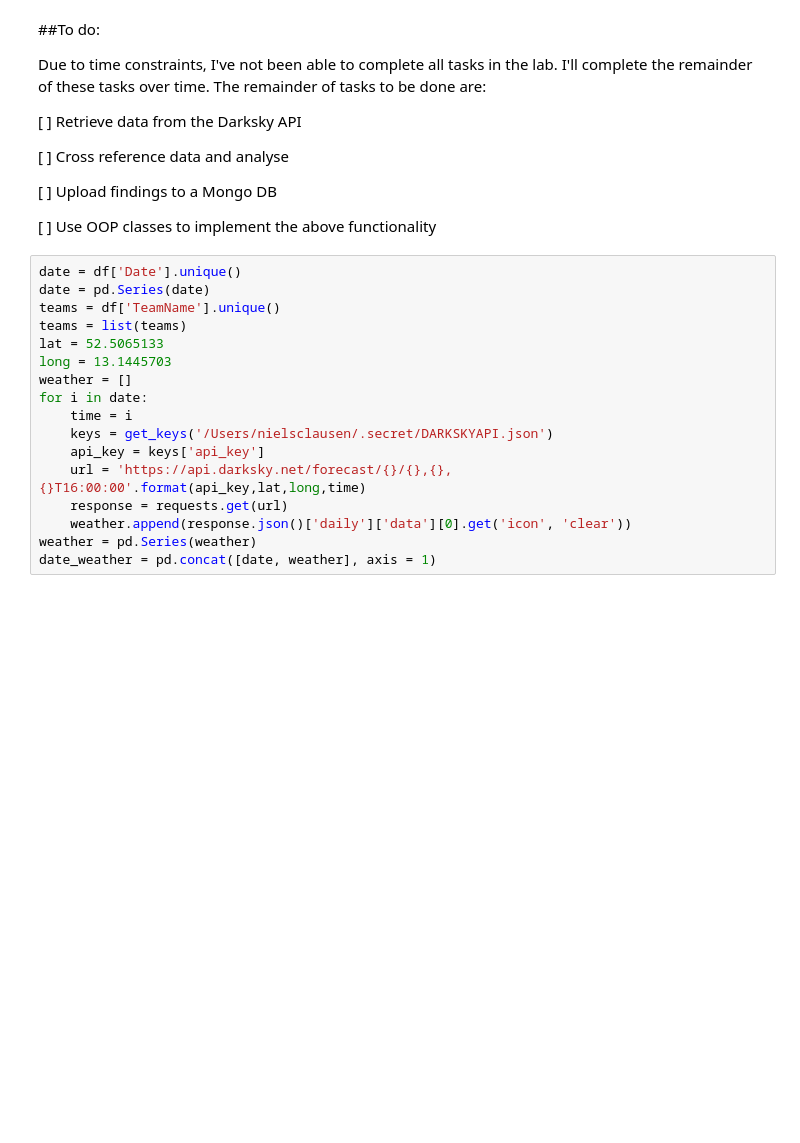
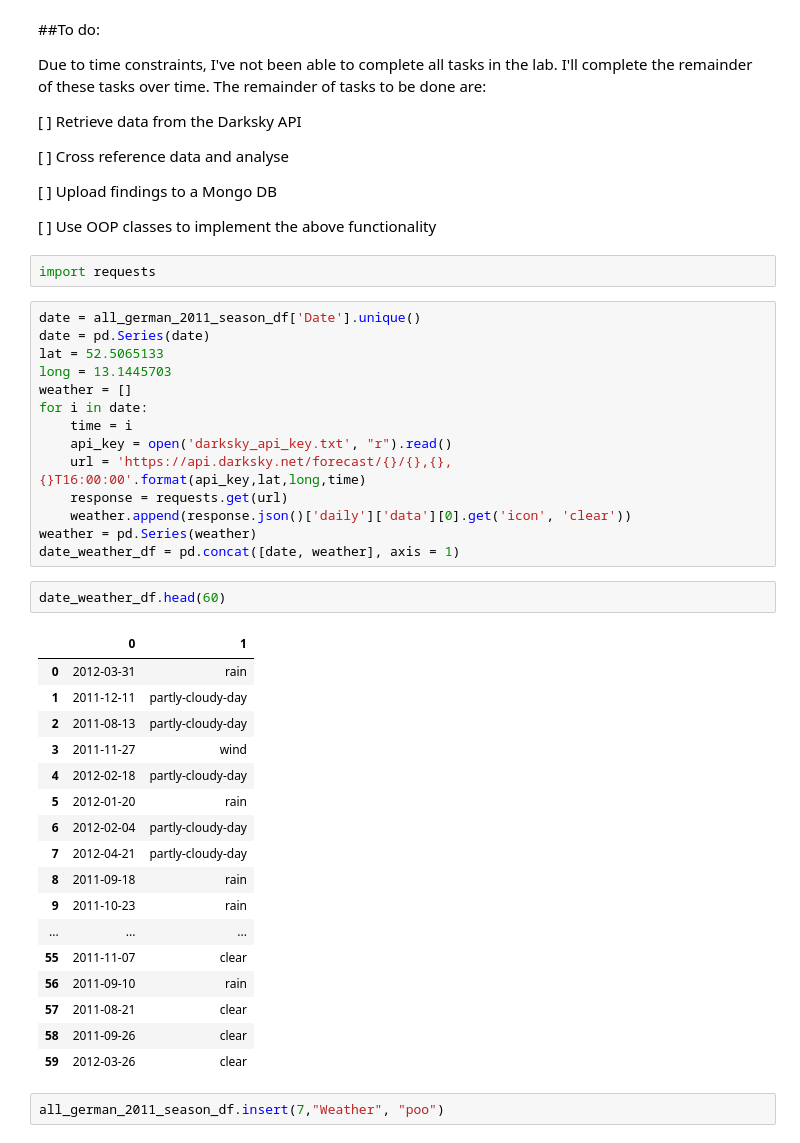
Before and after one commit to sandy-lee/flatiron_school_mod_2_project, a Jupyter notebook: index.ipynb, the cells around one changed output. Saved outputs shown, nothing was run; the diff lists cells and outputs as text; blank space fills up the shorter version.

```diff
--- a/index.ipynb
+++ b/index.ipynb
@@ -328,20 +328,41 @@ Due to time constraints, I've not been able to complete all tasks in the lab. I'
 [ ] Upload findings to a Mongo DB
 
 [ ] Use OOP classes to implement the above functionality
+# %%
+import requests
 # %%
-date = df['Date'].unique()
+date = all_german_2011_season_df['Date'].unique()
 date = pd.Series(date)
-teams = df['TeamName'].unique()
-teams = list(teams)
 lat = 52.5065133
 long = 13.1445703
 weather = []
 for i in date:
     time = i
-    keys = get_keys('/Users/nielsclausen/.secret/DARKSKYAPI.json')
-    api_key = keys['api_key']
+    api_key = open('darksky_api_key.txt', "r").read()
     url = 'https://api.darksky.net/forecast/{}/{},{},{}T16:00:00'.format(api_key,lat,long,time)
     response = requests.get(url)
     weather.append(response.json()['daily']['data'][0].get('icon', 'clear'))
 weather = pd.Series(weather)
-date_weather = pd.concat([date, weather], axis = 1)
+date_weather_df = pd.concat([date, weather], axis = 1)
+# %%
+date_weather_df.head(60)
+# %% [output]
+|  | 0 | 1 |
+| 0 | 2012-03-31 | rain |
+| 1 | 2011-12-11 | partly-cloudy-day |
+| 2 | 2011-08-13 | partly-cloudy-day |
+| 3 | 2011-11-27 | wind |
+| 4 | 2012-02-18 | partly-cloudy-day |
+| 5 | 2012-01-20 | rain |
+| 6 | 2012-02-04 | partly-cloudy-day |
+| 7 | 2012-04-21 | partly-cloudy-day |
+| 8 | 2011-09-18 | rain |
+| 9 | 2011-10-23 | rain |
+| ... | ... | ... |
+| 55 | 2011-11-07 | clear |
+| 56 | 2011-09-10 | rain |
+| 57 | 2011-08-21 | clear |
+| 58 | 2011-09-26 | clear |
+| 59 | 2012-03-26 | clear |
+# %%
+all_german_2011_season_df.insert(7,"Weather", "poo")
```
Also changed, not shown: parts of 2 cells of this notebook.
